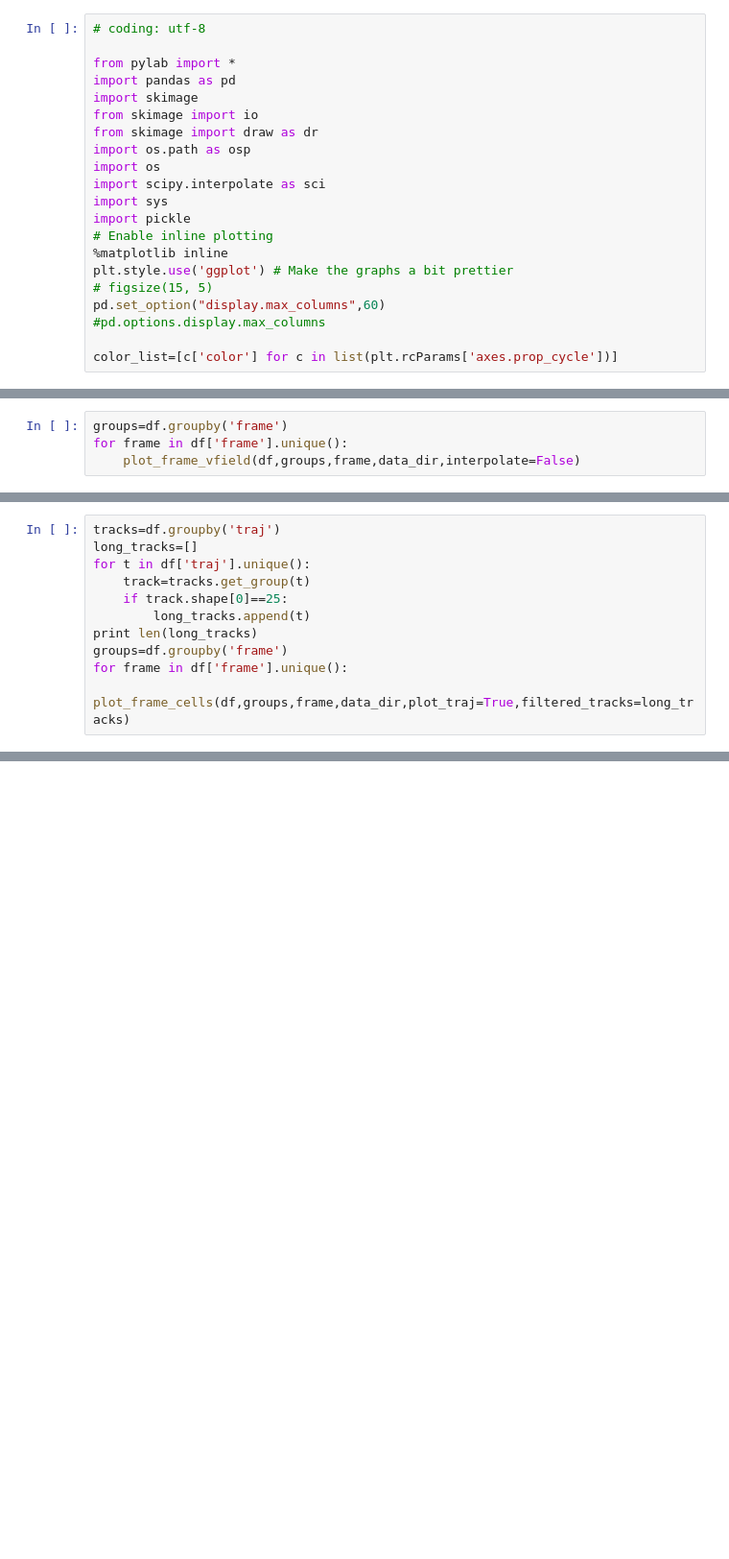
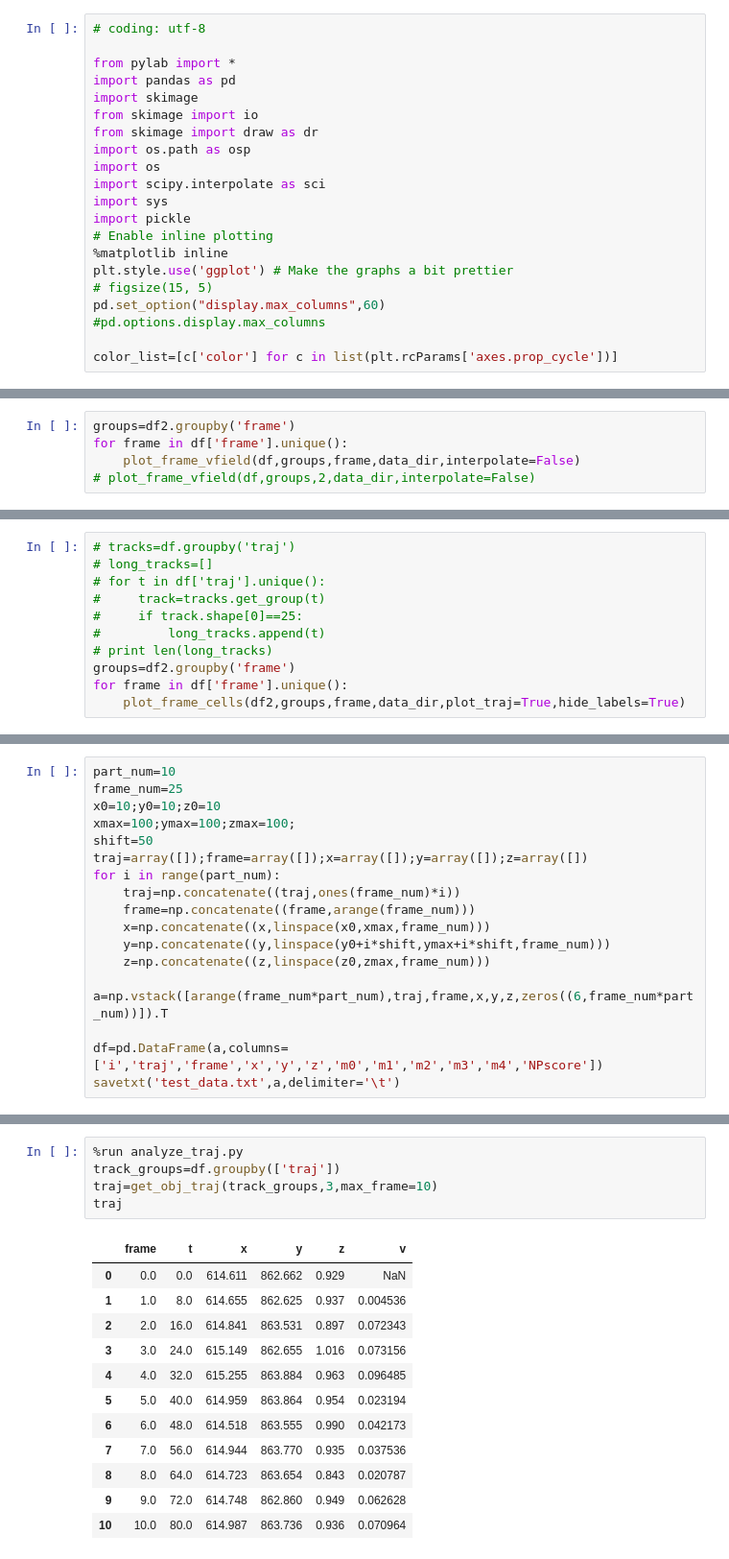
Before and after one commit to amichaut/track_analysis, a Jupyter notebook: analyze_traj.ipynb, the cells around one changed output, grey strips where cells are left out. Shown: that part at 96% size. Saved outputs shown, nothing was run; the diff lists cells and outputs as text; blank space fills up the shorter version.

```diff
--- a/analyze_traj.ipynb
+++ b/analyze_traj.ipynb
@@ -211,5 +223,6 @@ df=run(data_dir)
 # %%
-groups=df.groupby('frame')
+groups=df2.groupby('frame')
 for frame in df['frame'].unique():
     plot_frame_vfield(df,groups,frame,data_dir,interpolate=False)
+# plot_frame_vfield(df,groups,2,data_dir,interpolate=False)
 # %% [output]
@@ -218,12 +230,12 @@ plotting frame 24.0
 # %%
-tracks=df.groupby('traj')
-long_tracks=[]
-for t in df['traj'].unique():
-    track=tracks.get_group(t)
-    if track.shape[0]==25:
-        long_tracks.append(t)
-print len(long_tracks)
-groups=df.groupby('frame')
+# tracks=df.groupby('traj')
+# long_tracks=[]
+# for t in df['traj'].unique():
+#     track=tracks.get_group(t)
+#     if track.shape[0]==25:
+#         long_tracks.append(t)
+# print len(long_tracks)
+groups=df2.groupby('frame')
 for frame in df['frame'].unique():
-    plot_frame_cells(df,groups,frame,data_dir,plot_traj=True,filtered_tracks=long_tracks)
+    plot_frame_cells(df2,groups,frame,data_dir,plot_traj=True,hide_labels=True)
 # %% [output]
@@ -255,0 +254,18 @@ df
+# %%
+part_num=10
+frame_num=25
+x0=10;y0=10;z0=10
+xmax=100;ymax=100;zmax=100;
+shift=50
+traj=array([]);frame=array([]);x=array([]);y=array([]);z=array([])
+for i in range(part_num):
+    traj=np.concatenate((traj,ones(frame_num)*i))
+    frame=np.concatenate((frame,arange(frame_num)))
+    x=np.concatenate((x,linspace(x0,xmax,frame_num)))
+    y=np.concatenate((y,linspace(y0+i*shift,ymax+i*shift,frame_num)))
+    z=np.concatenate((z,linspace(z0,zmax,frame_num)))
+
+a=np.vstack([arange(frame_num*part_num),traj,frame,x,y,z,zeros((6,frame_num*part_num))]).T
+
+df=pd.DataFrame(a,columns=['i','traj','frame','x','y','z','m0','m1','m2','m3','m4','NPscore'])
+savetxt('test_data.txt',a,delimiter='\t')
@@ -255,0 +300,18 @@ df
+# %%
+%run analyze_traj.py
+track_groups=df.groupby(['traj'])
+traj=get_obj_traj(track_groups,3,max_frame=10)
+traj
+# %% [output]
+|  | frame | t | x | y | z | v |
+| 0 | 0.0 | 0.0 | 614.611 | 862.662 | 0.929 | NaN |
+| 1 | 1.0 | 8.0 | 614.655 | 862.625 | 0.937 | 0.004536 |
+| 2 | 2.0 | 16.0 | 614.841 | 863.531 | 0.897 | 0.072343 |
+| 3 | 3.0 | 24.0 | 615.149 | 862.655 | 1.016 | 0.073156 |
+| 4 | 4.0 | 32.0 | 615.255 | 863.884 | 0.963 | 0.096485 |
+| 5 | 5.0 | 40.0 | 614.959 | 863.864 | 0.954 | 0.023194 |
+| 6 | 6.0 | 48.0 | 614.518 | 863.555 | 0.990 | 0.042173 |
+| 7 | 7.0 | 56.0 | 614.944 | 863.770 | 0.935 | 0.037536 |
+| 8 | 8.0 | 64.0 | 614.723 | 863.654 | 0.843 | 0.020787 |
+| 9 | 9.0 | 72.0 | 614.748 | 862.860 | 0.949 | 0.062628 |
+| 10 | 10.0 | 80.0 | 614.987 | 863.736 | 0.936 | 0.070964 |
```
Also changed, not shown: parts of 13 cells of this notebook, 3 other files.
